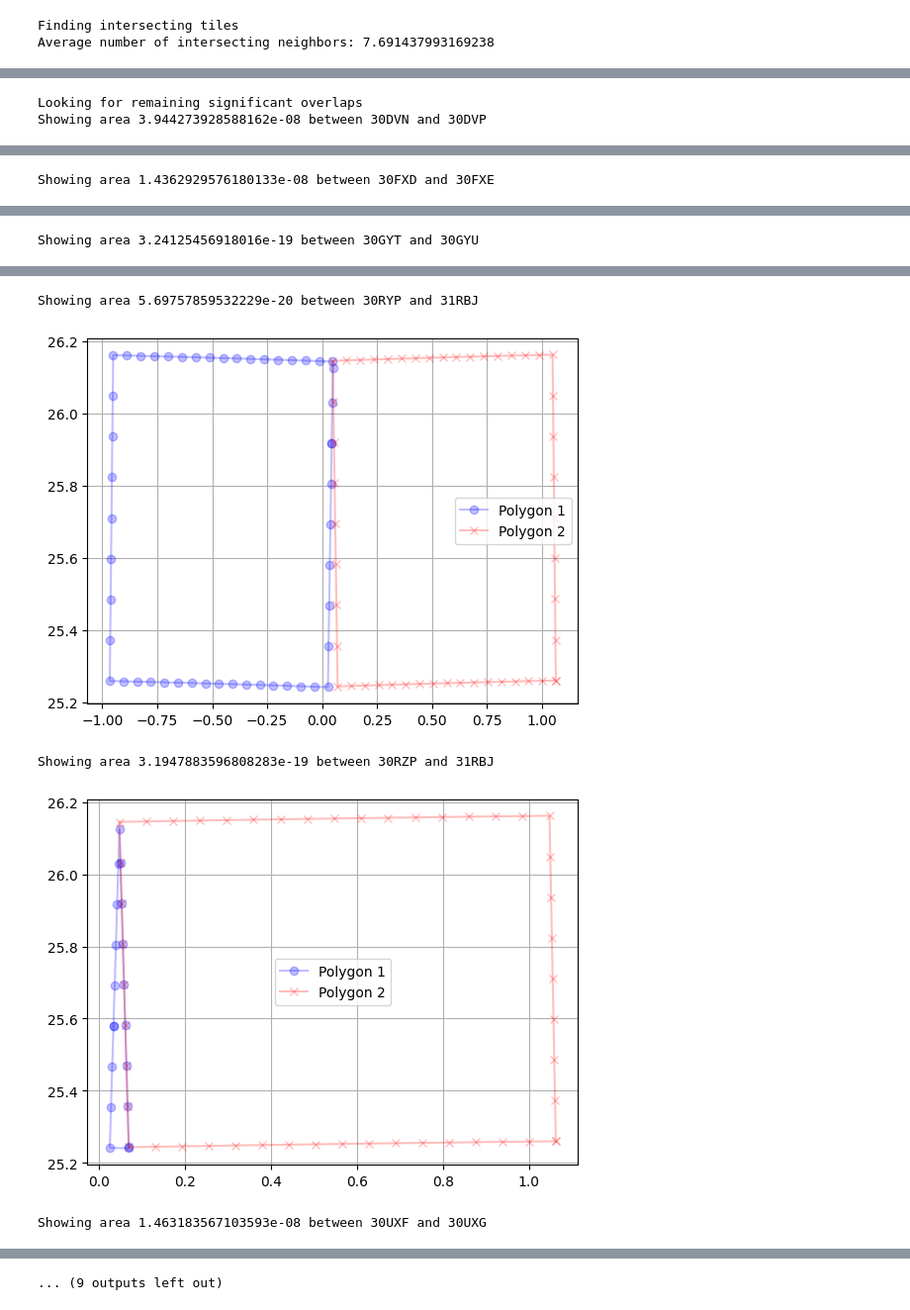
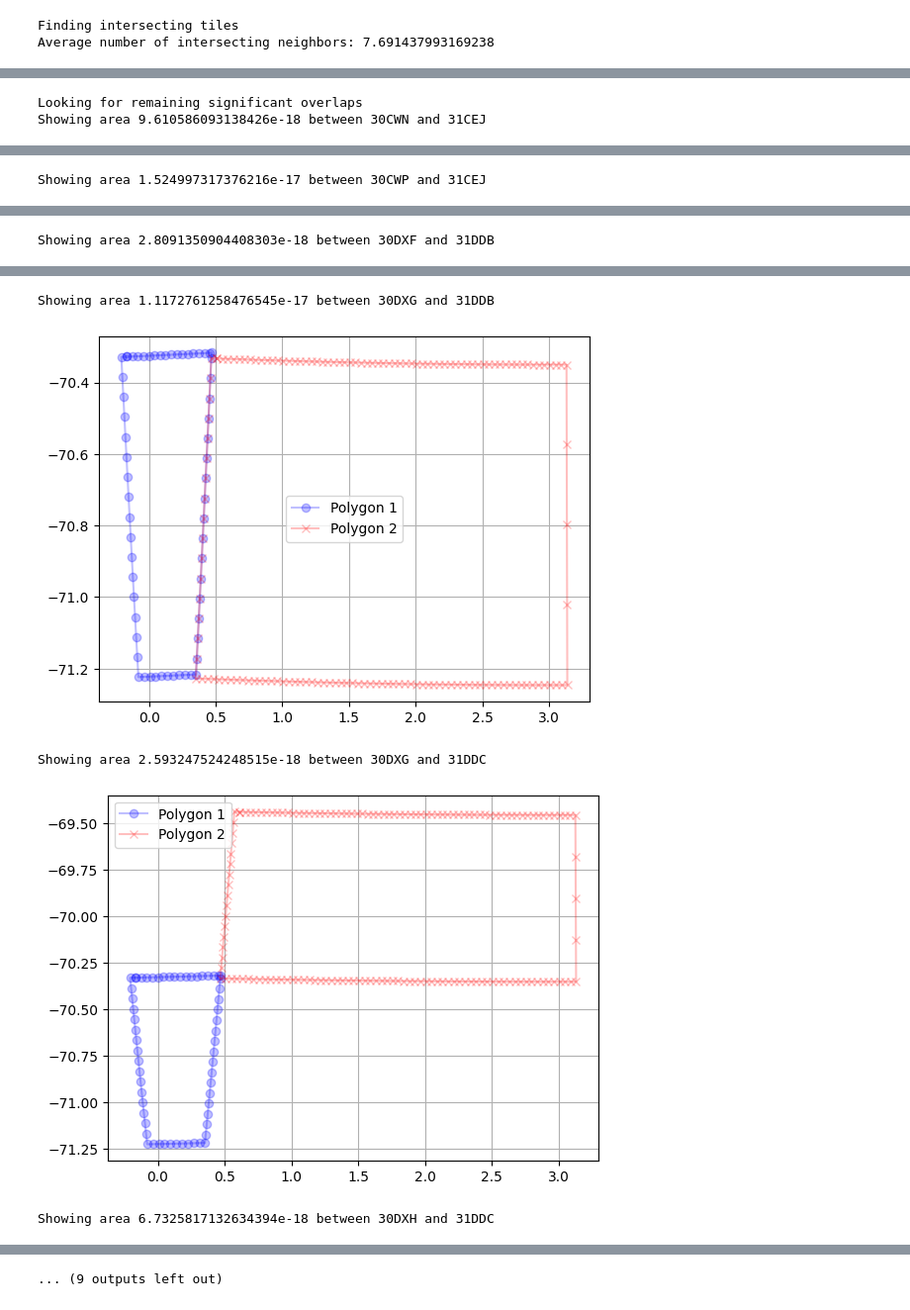
Before and after one commit to hamk-uas/preferred-tile, a Jupyter notebook: create_grid.ipynb, the cells around one changed output, grey strips where cells are left out. Shown at 99% size. Saved outputs shown, nothing was run; the diff lists cells and outputs as text; code cells hidden in the pictures.

```diff
--- a/create_grid.ipynb
+++ b/create_grid.ipynb
@@ -5,6 +5,7 @@ from pyproj import Transformer
 import pandas as pd
 from shapely import wkt
 from shapely.geometry import shape, Polygon, MultiPolygon, GeometryCollection, LineString, Point, box, mapping
+from shapely.plotting import plot_polygon
 from shapely.geometry.polygon import orient
 from shapely.ops import unary_union
 from tqdm import tqdm
@@ -161,8 +162,7 @@ for feature in tqdm(filter(lambda a: a["properties"]["id"][:2] in ("30", "31", "
         "id": feature_id,
         "utm_polygon": utm_polygon,
         "epsg_code": epsg_code,
-        "utm_zone": utm_zone,
-        "unlapped_bounds": [None, None, None, None]  # left, bottom, right, top
+        "utm_zone": utm_zone
     }
 
     tiles[feature_id] = tile
@@ -368,0 +325,28 @@ for tile_id1, tile1 in tiles.items():
+# %%
+poly1 = tiles["30DXN"]["clipped_dense_wgs84_polygon"]
+
+# Create figure and axis
+fig, ax = plt.subplots()
+
+if type(poly1) == Polygon:
+    geoms = [poly1]
+else:
+    geoms = poly1.geoms
+for poly in geoms:
+    # Plot poly1
+    x1, y1 = poly.exterior.coords.xy
+    ax.plot(x1, y1, color='blue', label='Polygon 1', marker="o", alpha=0.25)
+    print(poly.area)
+
+# Set equal aspect ratio
+#ax.set_aspect('equal')
+
+# Add legend and grid
+ax.legend()
+ax.grid(True)
+
+#ax.set_xlim(-2.9, -2.89)
+#ax.set_ylim(-64.955, -64.953)
+
+# Show plot
+plt.show()
@@ -428,12 +415,12 @@ max_area = 0
 max_area_tile_id1 = None
 max_area_tile_id2 = None
 for tile_id1, tile1 in tiles.items():
-    poly1 = tile1["dense_wgs84_polygon"]
+    poly1 = tile1["clipped_dense_wgs84_polygon"]
     meridian1 = -180 + (tile1["utm_zone"]-1)*6 + 3
     tile_ids2 = filter(lambda tile_id2: tile_id1 < tile_id2, intersect_graph.neighbors(tile_id1))
     for tile_id2 in tile_ids2:
         tile2 = tiles[tile_id2]
-        poly2 = tile2["dense_wgs84_polygon"]
+        poly2 = tile2["clipped_dense_wgs84_polygon"]
         area = poly1.intersection(poly2).area
         if area > 0:
             if type(poly1) == Polygon and type(poly2) == Polygon:
@@ -474,4 +461,4 @@ for tile_id1, tile1 in tiles.items():
 print(f"Total num nonzero areas: {num_nonzero} (max area {max_area})")
 # %% [output]
 Looking for remaining significant overlaps
-Showing area 3.944273928588162e-08 between 30DVN and 30DVP
+Showing area 9.610586093138426e-18 between 30CWN and 31CEJ
@@ -479 +466 @@ Showing area 3.944273928588162e-08 between 30DVN and 30DVP
-Showing area 1.4362929576180133e-08 between 30FXD and 30FXE
+Showing area 1.524997317376216e-17 between 30CWP and 31CEJ
@@ -481 +468 @@ Showing area 1.4362929576180133e-08 between 30FXD and 30FXE
-Showing area 3.24125456918016e-19 between 30GYT and 30GYU
+Showing area 2.8091350904408303e-18 between 30DXF and 31DDB
@@ -483,5 +470,5 @@ Showing area 3.24125456918016e-19 between 30GYT and 30GYU
-Showing area 5.69757859532229e-20 between 30RYP and 31RBJ
+Showing area 1.1172761258476545e-17 between 30DXG and 31DDB
-[figure, old version]
+[figure, new version]
-Showing area 3.1947883596808283e-19 between 30RZP and 31RBJ
+Showing area 2.593247524248515e-18 between 30DXG and 31DDC
-[figure, old version]
+[figure, new version]
-Showing area 1.463183567103593e-08 between 30UXF and 30UXG
+Showing area 6.7325817132634394e-18 between 30DXH and 31DDC
```
Also changed, not shown: parts of 9 cells of this notebook.
